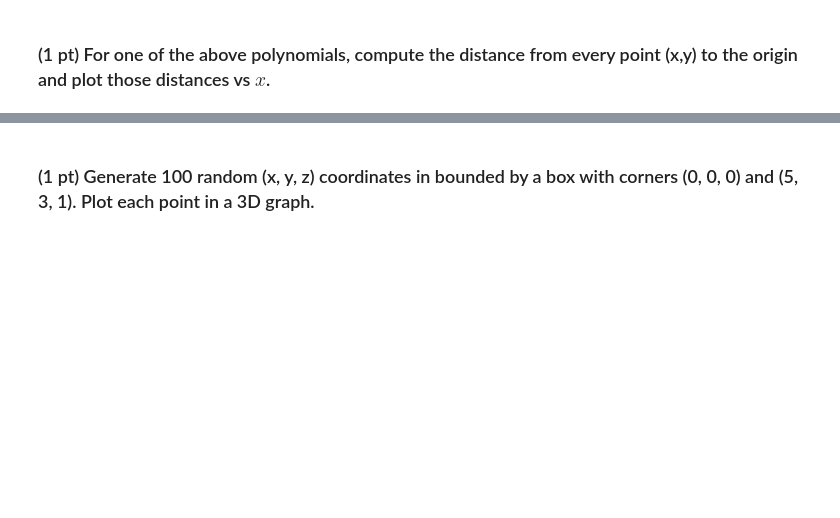
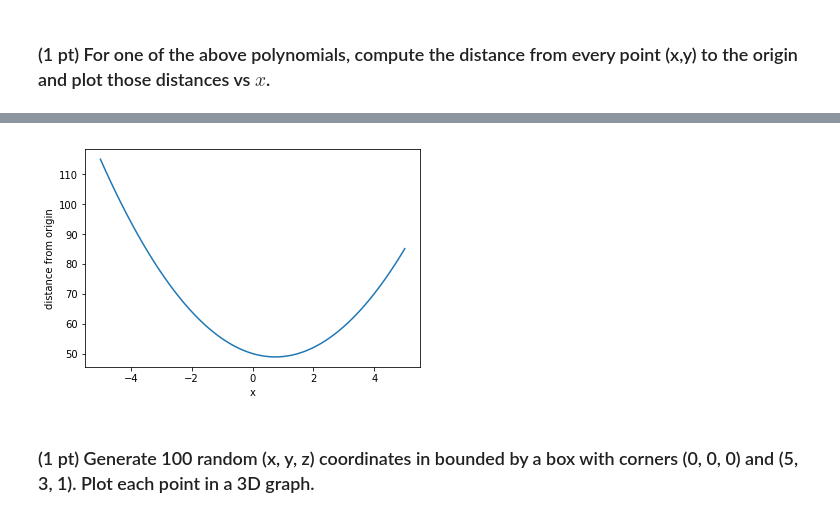
Before and after one commit to marcel-goldschen-ohm/NEU-Spring-2019, a Jupyter notebook: lecture_03_numpy_and_matplotlib/homework_00_python_basics.ipynb, the cells around one changed output, grey strips where cells are left out. Cells and saved outputs as stored; diff of their text form; code cells hidden in the pictures; blank space fills up the shorter version.

```diff
--- a/lecture_03_numpy_and_matplotlib/homework_00_python_basics.ipynb
+++ b/lecture_03_numpy_and_matplotlib/homework_00_python_basics.ipynb
@@ -41,2 +174,10 @@ from mpl_toolkits import mplot3d  # for 3d plots
+# %%
+distance_from_origin = np.sqrt(x**2 + y2**2)
+
+plt.plot(x, distance_from_origin)
+plt.xlabel('x')
+plt.ylabel('distance from origin');
+# %% [output]
+[figure, added]
 # %% [markdown]
 ### (1 pt) Generate 100 random (x, y, z) coordinates in bounded by a box with corners (0, 0, 0) and (5, 3, 1). Plot each point in a 3D graph.
```
Also changed, not shown: parts of 15 cells of this notebook.
